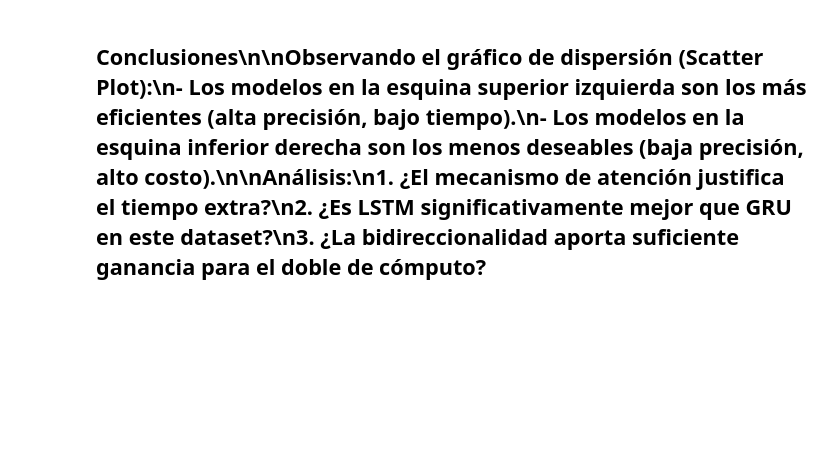
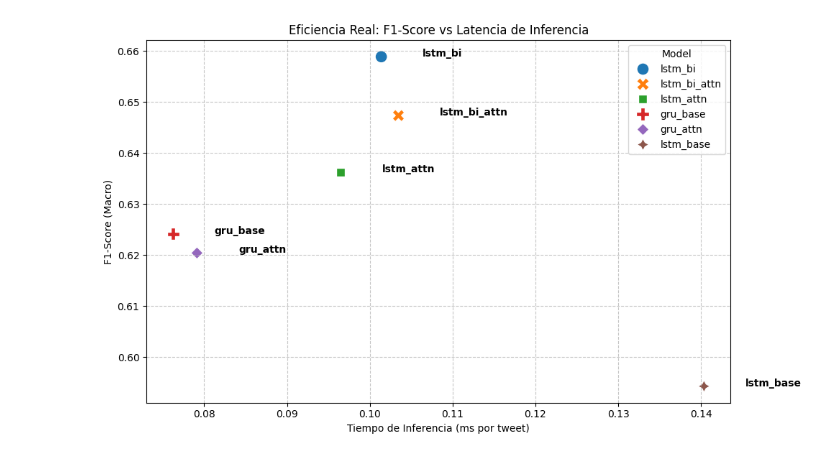
Before and after one commit to nathan95oks/Financial, a Jupyter notebook: 04_analisis_tiempo_precision.ipynb, the cells around one changed output. Cells and saved outputs as stored; diff of their text form; code cells hidden in the pictures; blank space fills up the shorter version.

Commit message:
bugfixing y mejorando el notebook 4

```diff
--- a/04_analisis_tiempo_precision.ipynb
+++ b/04_analisis_tiempo_precision.ipynb
@@ -8,0 +11,21 @@ import pickle\nimport pandas as pd\nimport matplotlib.pyplot as plt\nimport seab
+# %%
+import torch
+import torch.nn as nn
+from torch.utils.data import Dataset, DataLoader
+import pandas as pd
+import numpy as np
+import pickle
+import os
+import time
+import matplotlib.pyplot as plt
+import seaborn as sns
+from sklearn.metrics import classification_report, confusion_matrix, f1_score, precision_score, recall_score
+from math import pi
+
+# Configuración
+DEVICE = torch.device("cuda" if torch.cuda.is_available() else "cpu")
+DATA_DIR = "data_processed"
+MODELS_DIR = "models"
+HIST_FILE = f"{MODELS_DIR}/histories.pkl"
+
+print(f"Usando dispositivo: {DEVICE}")
@@ -9,4 +302,21 @@ import pickle\nimport pandas as pd\nimport matplotlib.pyplot as plt\nimport seab
 # %%
-# Visualización 2: Precisión vs Tiempo (Trade-off)\nplt.figure(figsize=(10, 6))\nsns.scatterplot(x='Training Time (s)', y='Best Val Accuracy', data=df, s=100, hue='Model', style='Model')\n\n# Etiquetas\nfor line in range(0, df.shape[0]):\n     plt.text(df['Training Time (s)'].iloc[line]+0.2, df['Best Val Accuracy'].iloc[line], df['Model'].iloc[line], horizontalalignment='left', size='medium', color='black', weight='semibold')\n\nplt.title('Trade-off: Precisión vs Tiempo de Entrenamiento')\nplt.xlabel('Tiempo de Entrenamiento (s)')\nplt.ylabel('Mejor Accuracy en Validación')\nplt.grid(True, linestyle='--', alpha=0.7)\nplt.tight_layout()\nplt.show()
+# =============================================================================
+# 6. ANÁLISIS DE EFICIENCIA (Scatter Plot Final)
+# =============================================================================
+plt.figure(figsize=(10, 6))
+sns.scatterplot(x='Inference (ms/tweet)', y='F1 (Macro)', data=df_results, s=150, hue=df_results.index, style=df_results.index)
+
+for line in range(0, df_results.shape[0]):
+     plt.text(df_results['Inference (ms/tweet)'].iloc[line]+0.005,
+              df_results['F1 (Macro)'].iloc[line],
+              df_results.index[line],
+              horizontalalignment='left', size='medium', color='black', weight='semibold')
+
+plt.title('Eficiencia Real: F1-Score vs Latencia de Inferencia')
+plt.xlabel('Tiempo de Inferencia (ms por tweet)')
+plt.ylabel('F1-Score (Macro)')
+plt.grid(True, linestyle='--', alpha=0.7)
+plt.tight_layout()
+plt.show()
+# %% [output]
+[figure, added]
-# %% [markdown]
-## Conclusiones\n\nObservando el gráfico de dispersión (Scatter Plot):\n- Los modelos en la **esquina superior izquierda** son los más eficientes (alta precisión, bajo tiempo).\n- Los modelos en la **esquina inferior derecha** son los menos deseables (baja precisión, alto costo).\n\n**Análisis:**\n1. ¿El mecanismo de atención justifica el tiempo extra?\n2. ¿Es LSTM significativamente mejor que GRU en este dataset?\n3. ¿La bidireccionalidad aporta suficiente ganancia para el doble de cómputo?
```
Also changed, not shown: parts of 12 cells of this notebook, 16 other files.
